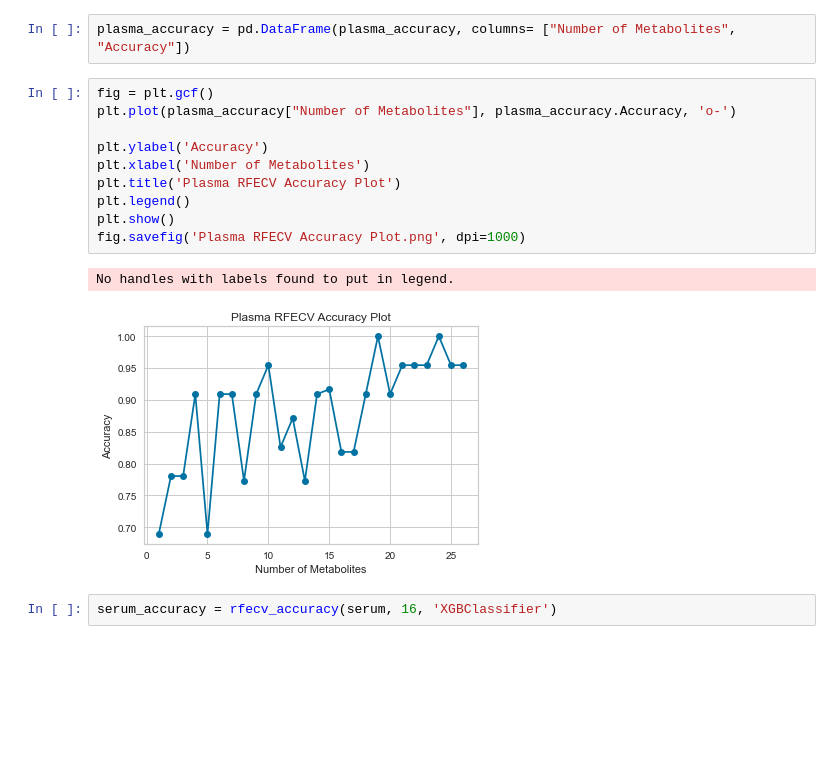
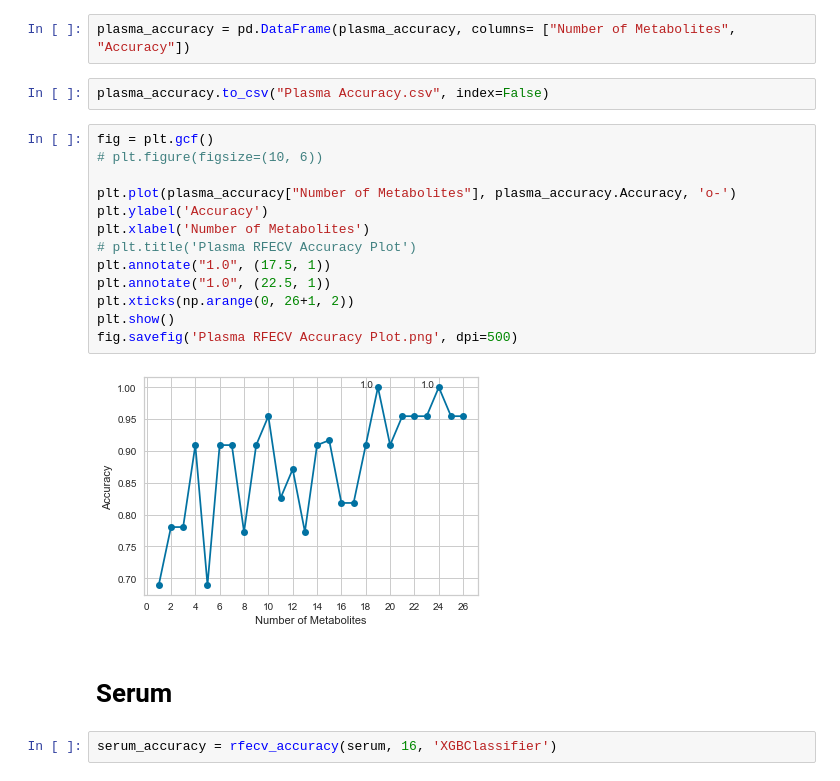
Before and after one commit to utshabkg/lung_cancer_biomarker, a Jupyter notebook: visualizations/curve/full_final_RFE_rf.ipynb, the cells around one changed output. Cells and saved outputs as stored; diff of their text form; blank space fills up the shorter version.

Commit message:
final metabolites to be shown next in plots

```diff
--- a/visualizations/curve/full_final_RFE_rf.ipynb
+++ b/visualizations/curve/full_final_RFE_rf.ipynb
@@ -341,19 +179,25 @@ plasma_accuracy = rfecv_accuracy(plasma, 26, 'RidgeClassifier')
 ... (40 outputs left out)
 # %%
 plasma_accuracy = pd.DataFrame(plasma_accuracy, columns= ["Number of Metabolites", "Accuracy"])
+# %%
+plasma_accuracy.to_csv("Plasma Accuracy.csv", index=False)
 # %%
 fig = plt.gcf()
+# plt.figure(figsize=(10, 6))
+
 plt.plot(plasma_accuracy["Number of Metabolites"], plasma_accuracy.Accuracy, 'o-')
-
 plt.ylabel('Accuracy')
 plt.xlabel('Number of Metabolites')
-plt.title('Plasma RFECV Accuracy Plot')
-plt.legend()
+# plt.title('Plasma RFECV Accuracy Plot')
+plt.annotate("1.0", (17.5, 1))
+plt.annotate("1.0", (22.5, 1))
+plt.xticks(np.arange(0, 26+1, 2))
 plt.show()
-fig.savefig('Plasma RFECV Accuracy Plot.png', dpi=1000)
+fig.savefig('Plasma RFECV Accuracy Plot.png', dpi=500)
 # %% [output]
-No handles with labels found to put in legend.
-[figure, old version]
+[figure, new version]
+# %% [markdown]
+# Serum
 # %%
 serum_accuracy = rfecv_accuracy(serum, 16, 'XGBClassifier')
 # %% [output]
```
Also changed, not shown: parts of 49 cells of this notebook, 11 other files.
